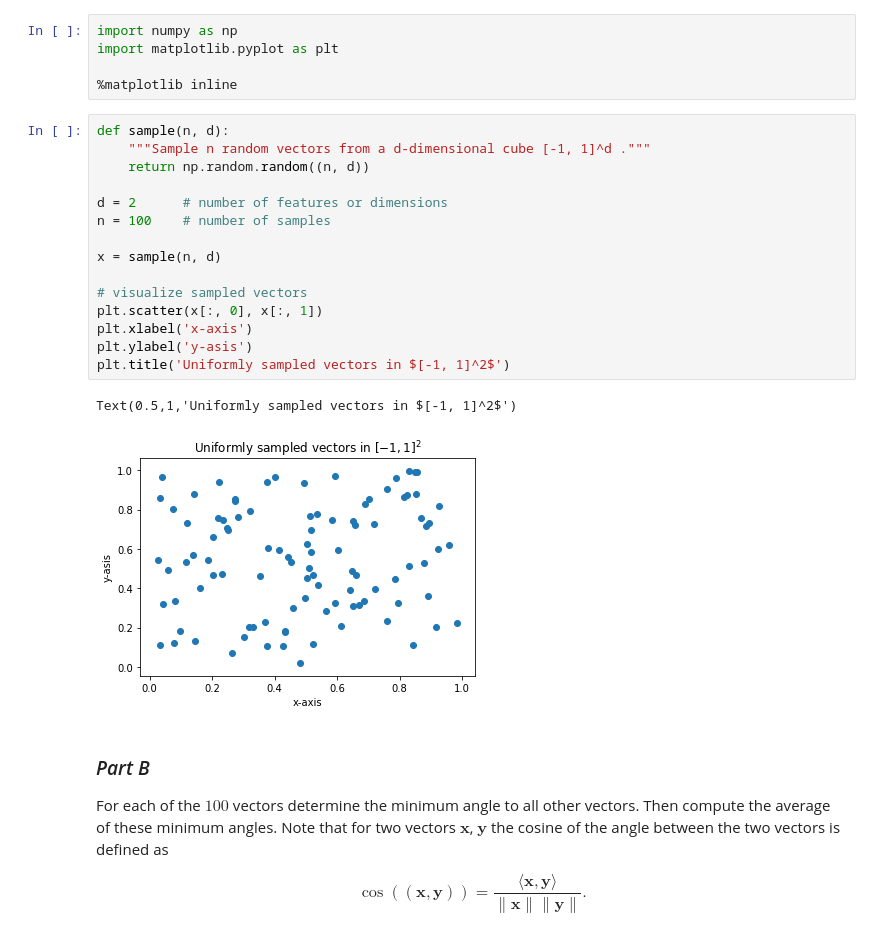
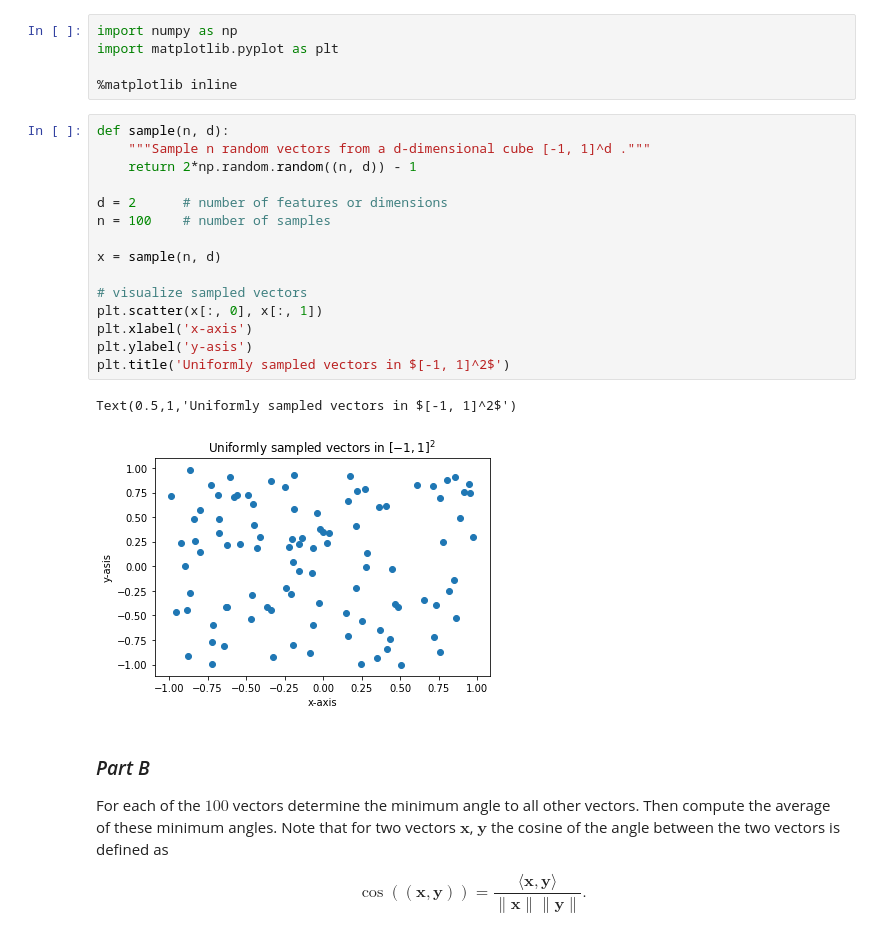
Before and after one commit to uzairakbar/info-retrieval, a Jupyter notebook: Information Retrieval - Assingments/uzair_work/assignment_1/assignment1-solution.ipynb, the cells around one changed output. Cells and saved outputs as stored; diff of their text form.

```diff
--- a/Information Retrieval - Assingments/uzair_work/assignment_1/assignment1-solution.ipynb
+++ b/Information Retrieval - Assingments/uzair_work/assignment_1/assignment1-solution.ipynb
@@ -59,21 +59,21 @@ import matplotlib.pyplot as plt
 # %%
 def sample(n, d):
     """Sample n random vectors from a d-dimensional cube [-1, 1]^d ."""
-    return np.random.random((n, d))
+    return 2*np.random.random((n, d)) - 1
 
 d = 2      # number of features or dimensions
 n = 100    # number of samples
 
 x = sample(n, d)
 
 # visualize sampled vectors
 plt.scatter(x[:, 0], x[:, 1])
 plt.xlabel('x-axis')
 plt.ylabel('y-asis')
 plt.title('Uniformly sampled vectors in $[-1, 1]^2$')
 # %% [output]
 Text(0.5,1,'Uniformly sampled vectors in $[-1, 1]^2$')
-[figure, old version]
+[figure, new version]
 # %% [markdown]
 ### *Part B*
 For each of the $100$ vectors determine the minimum angle to all other vectors. Then compute the average of these minimum angles. Note that for two vectors $\mathbf{x}$, $\mathbf{y}$ the cosine of the angle between the two vectors is defined as
```
Also changed, not shown: parts of 4 cells of this notebook.
